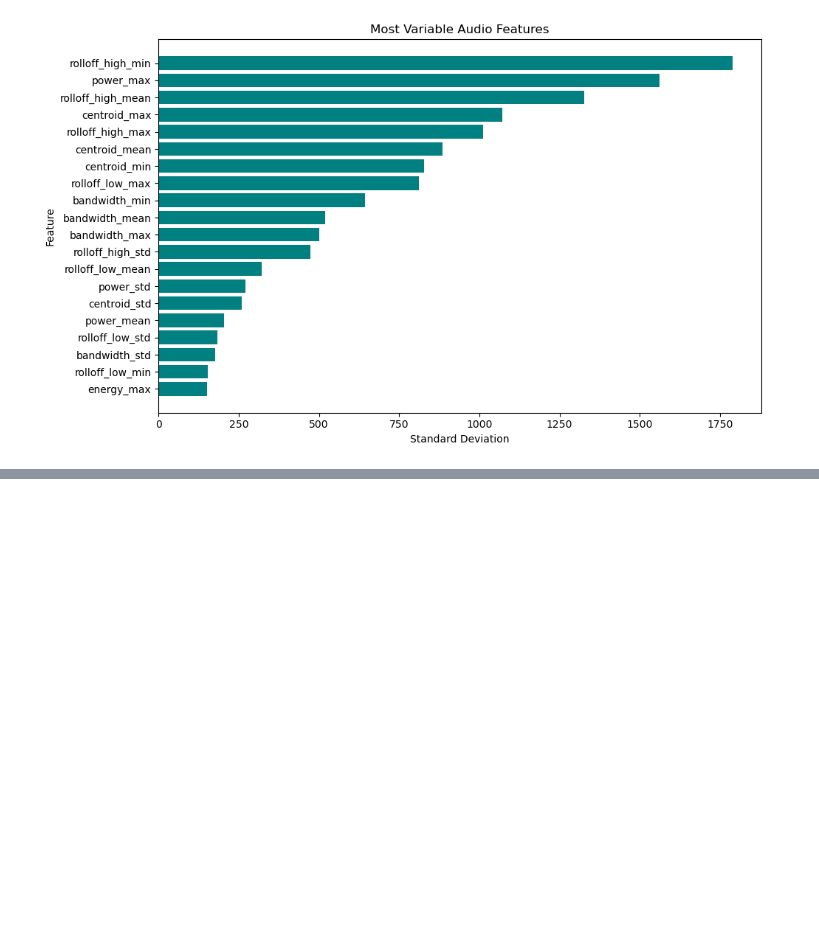
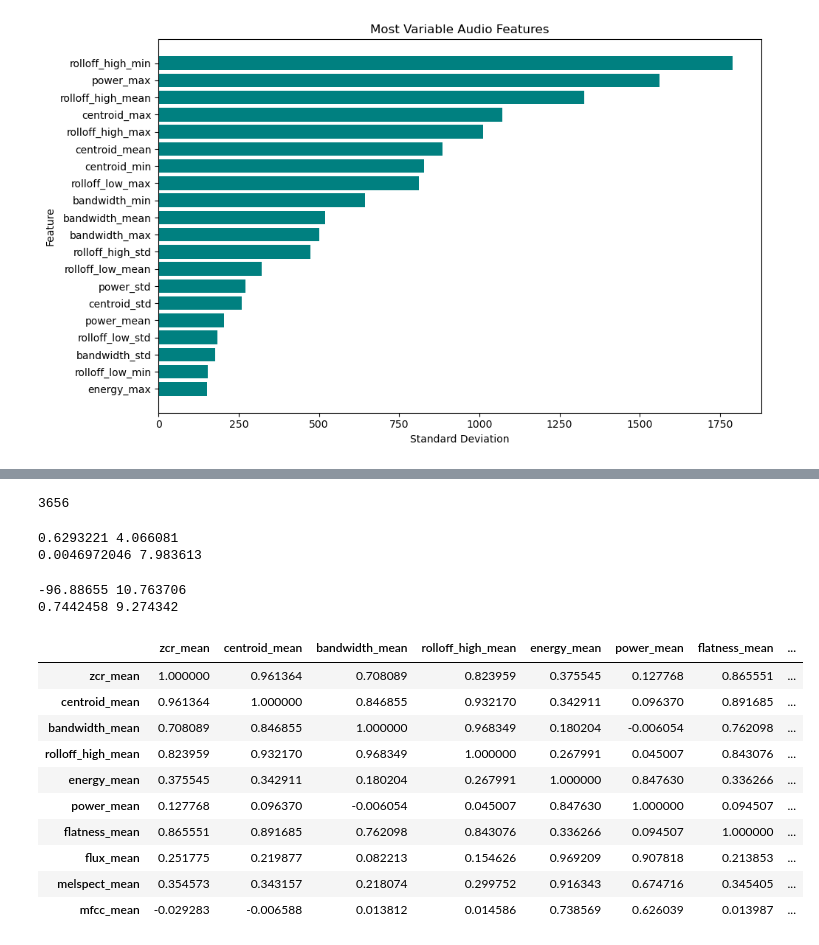
Before and after one commit to Carapet07/MLPC2026, a Jupyter notebook: notebooks/roma_npz_statistics.ipynb, the cells around one changed output, grey strips where cells are left out. Cells and saved outputs as stored; diff of their text form; code cells hidden in the pictures; blank space fills up the shorter version.

```diff
--- a/notebooks/roma_npz_statistics.ipynb
+++ b/notebooks/roma_npz_statistics.ipynb
@@ -123,0 +149,65 @@ AttributeError: 'NoneType' object has no attribute 'open'
+# %%
+len(melspect_vals)
+# %% [output]
+3656
+# %%
+print(min(mfcc_vals), max(mfcc_vals))
+print(min(melspect_vals), max(melspect_vals))
+# %% [output]
+0.6293221 4.066081
+0.0046972046 7.983613
+# %%
+with np.load(npz_files[0], allow_pickle=True) as data:
+    print(data["mfcc_mean"].min(), data["mfcc_mean"].max())
+    print(data["melspect_mean"].min(), data["melspect_mean"].max())
+# %% [output]
+-96.88655 10.763706
+0.7442458 9.274342
+# %%
+import numpy as np
+import pandas as pd
+import seaborn as sns
+import matplotlib.pyplot as plt
+from pathlib import Path
+
+feature_dir = Path.cwd().parent / "data" / "audio_features"
+npz_files = sorted(feature_dir.glob("*.npz"))
+
+selected_features = [
+    "zcr_mean",
+    "centroid_mean",
+    "bandwidth_mean",
+    "rolloff_high_mean",
+    "energy_mean",
+    "power_mean",
+    "flatness_mean",
+    "flux_mean",
+    "melspect_mean",
+    "mfcc_mean",
+]
+
+rows = []
+
+for file in npz_files:
+    row = {"file": file.stem}
+    with np.load(file, allow_pickle=True) as data:
+        for feature in selected_features:
+            row[feature] = data[feature].astype(float).mean()
+    rows.append(row)
+
+corr_df = pd.DataFrame(rows).set_index("file")
+
+spearman_corr = corr_df.corr(method="spearman")
+spearman_corr
+# %% [output]
+|  | zcr_mean | centroid_mean | bandwidth_mean | rolloff_high_mean | energy_mean | power_mean | flatness_mean | ... |
+| zcr_mean | 1.000000 | 0.961364 | 0.708089 | 0.823959 | 0.375545 | 0.127768 | 0.865551 | ... |
+| centroid_mean | 0.961364 | 1.000000 | 0.846855 | 0.932170 | 0.342911 | 0.096370 | 0.891685 | ... |
+| bandwidth_mean | 0.708089 | 0.846855 | 1.000000 | 0.968349 | 0.180204 | -0.006054 | 0.762098 | ... |
+| rolloff_high_mean | 0.823959 | 0.932170 | 0.968349 | 1.000000 | 0.267991 | 0.045007 | 0.843076 | ... |
+| energy_mean | 0.375545 | 0.342911 | 0.180204 | 0.267991 | 1.000000 | 0.847630 | 0.336266 | ... |
+| power_mean | 0.127768 | 0.096370 | -0.006054 | 0.045007 | 0.847630 | 1.000000 | 0.094507 | ... |
+| flatness_mean | 0.865551 | 0.891685 | 0.762098 | 0.843076 | 0.336266 | 0.094507 | 1.000000 | ... |
+| flux_mean | 0.251775 | 0.219877 | 0.082213 | 0.154626 | 0.969209 | 0.907818 | 0.213853 | ... |
+| melspect_mean | 0.354573 | 0.343157 | 0.218074 | 0.299752 | 0.916343 | 0.674716 | 0.345405 | ... |
+| mfcc_mean | -0.029283 | -0.006588 | 0.013812 | 0.014586 | 0.738569 | 0.626039 | 0.013987 | ... |
```
Also changed, not shown: parts of 4 cells of this notebook, 2 other files.
